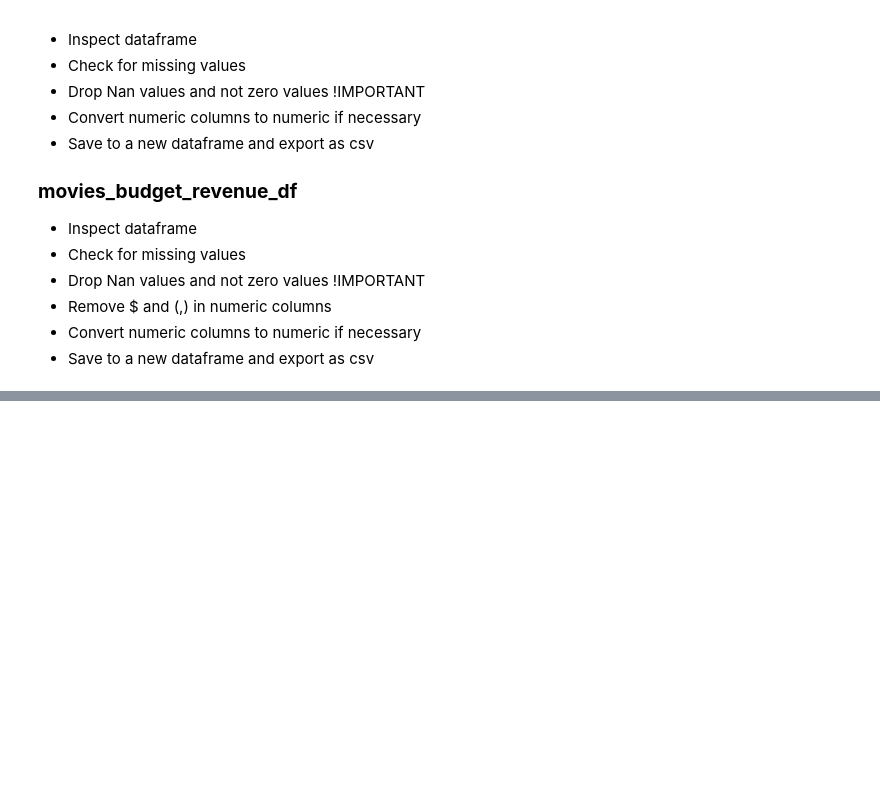
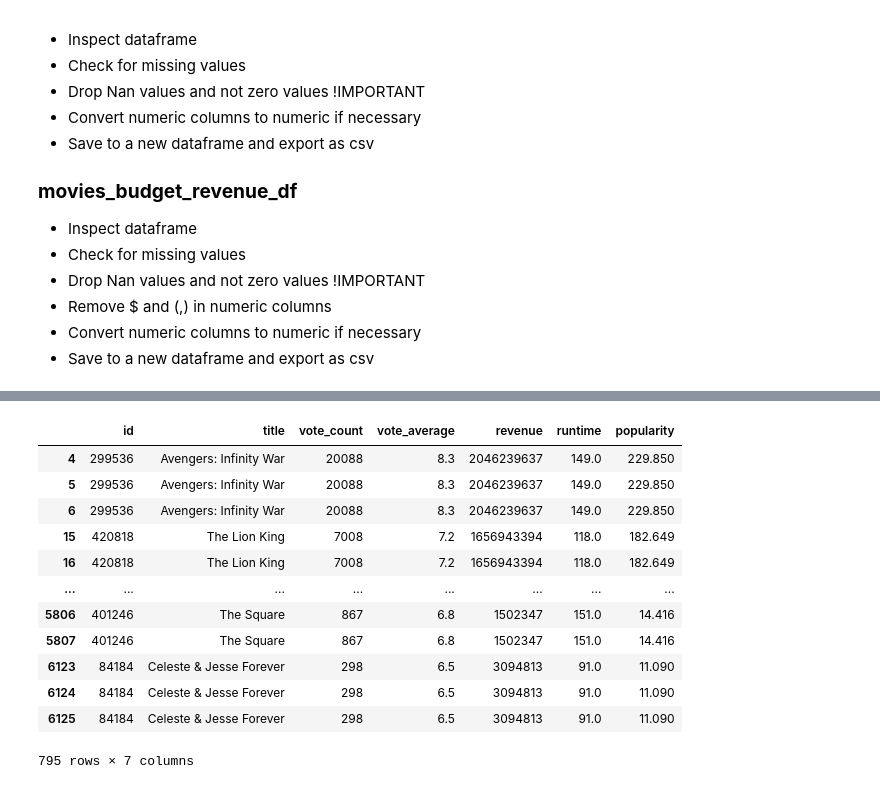
Before and after one commit to LenSin3/Conservatory-ETL-Project, a Jupyter notebook: ETL-Project/ETL-Transform.ipynb, the cells around one changed output, grey strips where cells are left out. Drawn from its saved outputs; the diff is of its cells as text; code cells hidden in the pictures; blank space fills up the shorter version.

```diff
--- a/ETL-Project/ETL-Transform.ipynb
+++ b/ETL-Project/ETL-Transform.ipynb
@@ -44,0 +446,4 @@ import pandas as pd
+# %%
+# Import movies_budget_df and movies_budget_df_revenue
+movies_budget_df = pd.read_csv('movies_budget_df.csv')
+movies_budget_df.head()
@@ -44,0 +457,3 @@ import pandas as pd
+# %%
+movies_budget_df_revenue = pd.read_csv('movies_budget_df_revenue.csv')
+movies_budget_df_revenue.head()
@@ -44,0 +467,3 @@ import pandas as pd
+# %%
+# Merge movies_budget_df_revenue and movies_budget_df on id
+movies_budget_revenue_merged = pd.merge(movies_budget_df, movies_budget_df_revenue, on = 'id')
@@ -44,0 +497,18 @@ import pandas as pd
+# %%
+# check for duplicates
+movies_budget_revenue_merged_duplicated = movies_budget_revenue_merged[movies_budget_revenue_merged.duplicated()]
+movies_budget_revenue_merged_duplicated
+# %% [output]
+|  | id | title | vote_count | vote_average | revenue | runtime | popularity |
+| 4 | 299536 | Avengers: Infinity War | 20088 | 8.3 | 2046239637 | 149.0 | 229.850 |
+| 5 | 299536 | Avengers: Infinity War | 20088 | 8.3 | 2046239637 | 149.0 | 229.850 |
+| 6 | 299536 | Avengers: Infinity War | 20088 | 8.3 | 2046239637 | 149.0 | 229.850 |
+| 15 | 420818 | The Lion King | 7008 | 7.2 | 1656943394 | 118.0 | 182.649 |
+| 16 | 420818 | The Lion King | 7008 | 7.2 | 1656943394 | 118.0 | 182.649 |
+| ... | ... | ... | ... | ... | ... | ... | ... |
+| 5806 | 401246 | The Square | 867 | 6.8 | 1502347 | 151.0 | 14.416 |
+| 5807 | 401246 | The Square | 867 | 6.8 | 1502347 | 151.0 | 14.416 |
+| 6123 | 84184 | Celeste & Jesse Forever | 298 | 6.5 | 3094813 | 91.0 | 11.090 |
+| 6124 | 84184 | Celeste & Jesse Forever | 298 | 6.5 | 3094813 | 91.0 | 11.090 |
+| 6125 | 84184 | Celeste & Jesse Forever | 298 | 6.5 | 3094813 | 91.0 | 11.090 |
+795 rows × 7 columns
```
Also changed, not shown: parts of 63 cells of this notebook, 2 other files.
